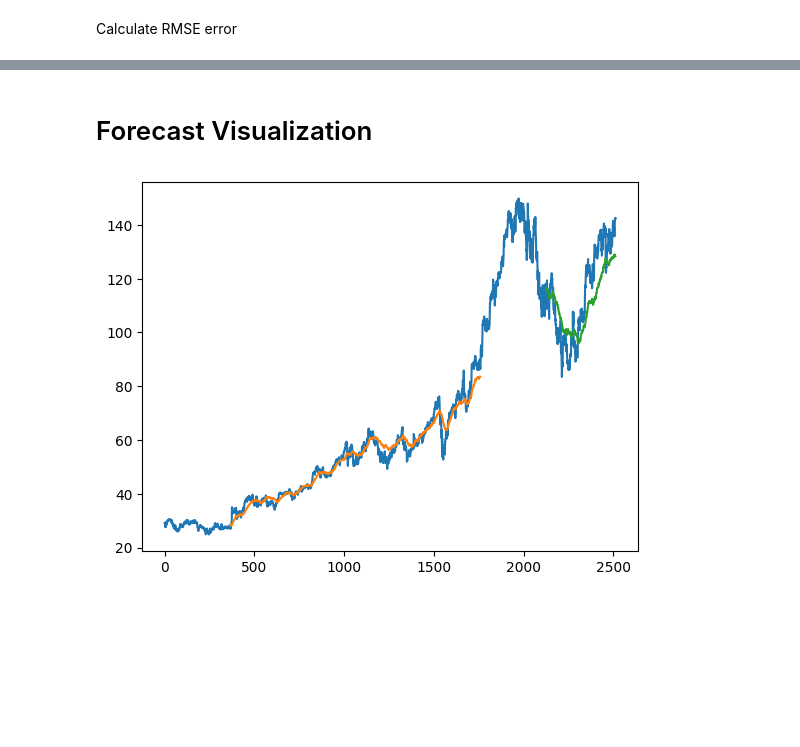
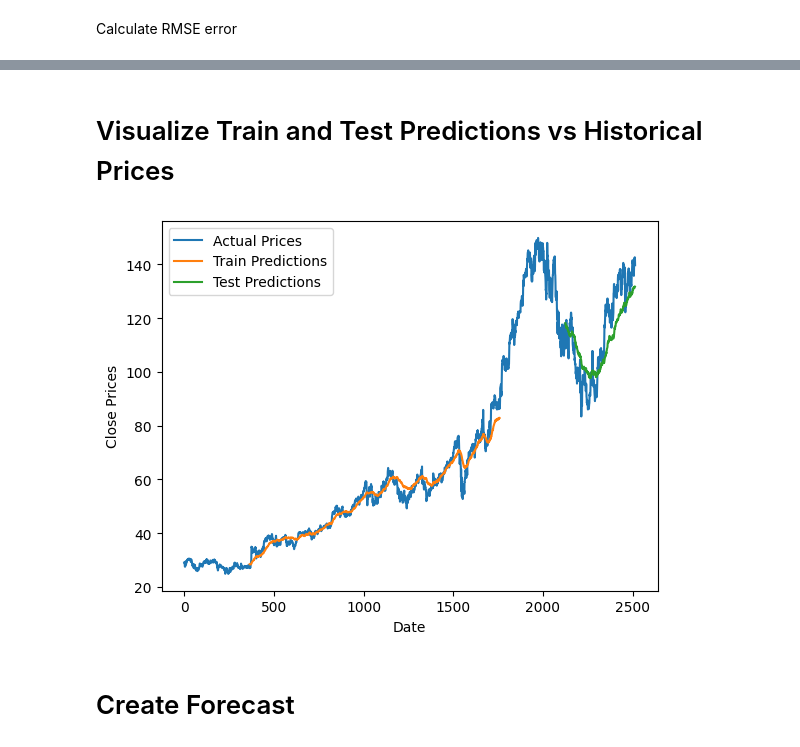
Before and after one commit to liamjdavis/Stock-Forecasters, a Jupyter notebook: LSTM.ipynb, the cells around one changed output, grey strips where cells are left out. Saved outputs shown, nothing was run; the diff lists cells and outputs as text; code cells hidden in the pictures; blank space fills up the shorter version.

Commit message:
fix error calculation and visualizations

```diff
--- a/LSTM.ipynb
+++ b/LSTM.ipynb
@@ -158,20 +152,28 @@ Test Score: 110.58 RMSE
+# %% [markdown]
+# Visualize Train and Test Predictions vs Historical Prices
+# %%
+# inverse transform predictions
+train_predict = scaler.inverse_transform(train_predict)
+test_predict = scaler.inverse_transform(test_predict)
+
+# shift train predictions for plotting
+trainPredictPlot = np.empty_like(prices)
+trainPredictPlot[:, :] = np.nan
+trainPredictPlot[lookback:len(train_predict)+lookback, :] = train_predict
+
+# shift test predictions for plotting
+testPredictPlot = np.empty_like(prices)
+testPredictPlot[:, :] = np.nan
+testPredictPlot[len(train_predict)+(lookback*2)+1:len(prices)-1, :] = test_predict
+
+plt.plot(scaler.inverse_transform(prices), label='Actual Prices')
+plt.plot(trainPredictPlot, label='Train Predictions')
+plt.plot(testPredictPlot, label='Test Predictions')
+plt.ylabel('Close Prices')
+plt.xlabel('Date')
+plt.legend()
+plt.show()
+# %% [output]
+[figure, added]
 # %% [markdown]
-# Forecast Visualization
+# Create Forecast
-# %%
-# shift train predictions for plotting
-trainPredictPlot = np.empty_like(prices)
-trainPredictPlot[:, :] = np.nan
-trainPredictPlot[lookback:len(train_predict)+lookback, :] = train_predict
-
-# shift test predictions for plotting
-testPredictPlot = np.empty_like(prices)
-testPredictPlot[:, :] = np.nan
-testPredictPlot[len(train_predict)+(lookback*2)+1:len(prices)-1, :] = test_predict
-
-# plot baseline and predictions
-plt.plot(scaler.inverse_transform(prices))
-plt.plot(trainPredictPlot)
-plt.plot(testPredictPlot)
-plt.show()
-# %% [output]
-[figure, removed]
```
Also changed, not shown: parts of 7 cells of this notebook.
